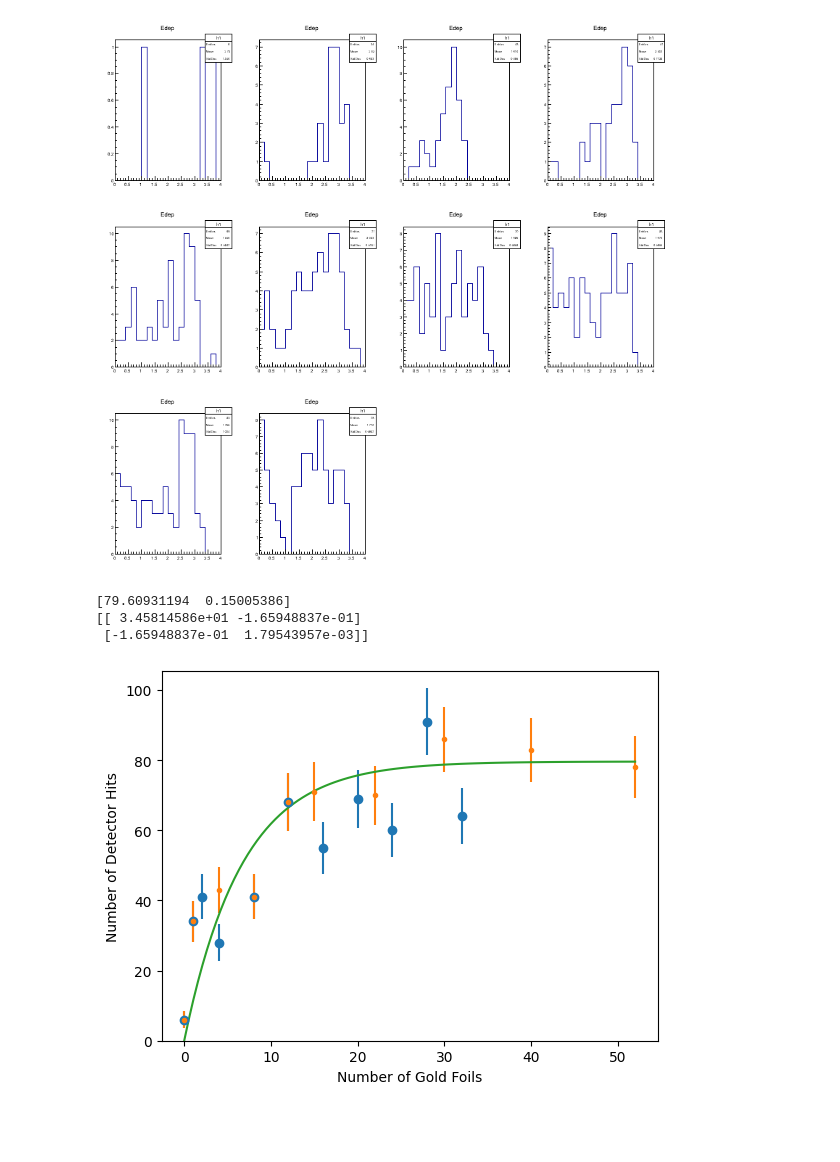
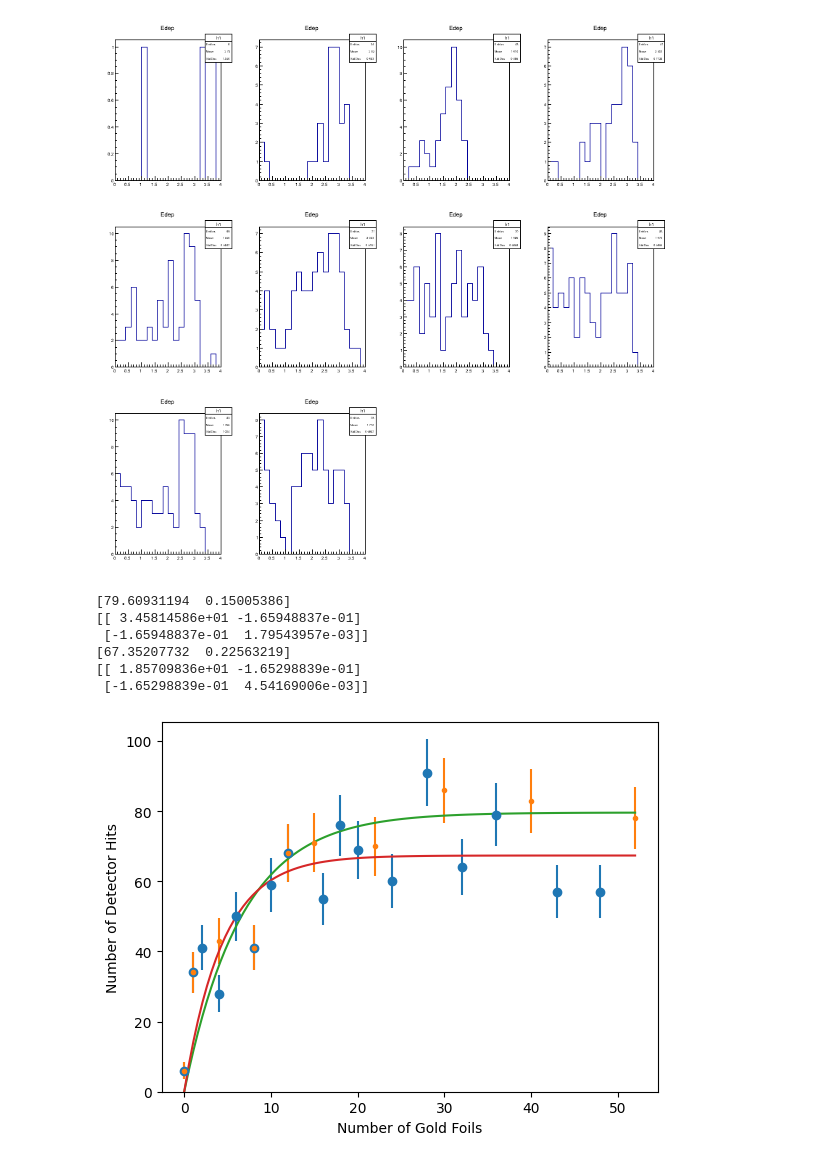
Before and after one commit to brash99/Rutherford, a Jupyter notebook: analysis/Analyse_Generator.ipynb, the cells around one changed output. Cells and saved outputs as stored; diff of their text form; code cells hidden in the pictures; blank space fills up the shorter version.

```diff
--- a/analysis/Analyse_Generator.ipynb
+++ b/analysis/Analyse_Generator.ipynb
@@ -27,10 +27,10 @@ root.gInterpreter.Declare(triggerCode)
 # %% [output]
 True
 # %%
-thickness = [0,1,2,4,8,12,16,20,24,28,32]
+thickness = [0,1,2,4,6,8,10,12,16,18,20,24,28,32,36,43,48]
 
 c1 = root.TCanvas("c1","c1",800,800)
-c1.Divide(4,3,0.01,0.01,0)
+c1.Divide(5,4,0.01,0.01,0)
 
 hEdep = []
 counts = []
@@ -173,31 +179,50 @@ plt.errorbar(thickness2,counts2,ecounts2,fmt='.')
 plt.ylim(0)
 plt.xlabel("Number of Gold Foils")
 plt.ylabel("Number of Detector Hits")
 
 def fitfunction(x,a,b):
     xp = np.array(x)
     return a*(1 - np.exp(-b*x))
 
 x = np.array(thickness2)
 y = np.array(counts2)
 
 init_vals = [80.0,0.001]
 popt, pcov = curve_fit(fitfunction, x, y, p0=init_vals)
 
 print(popt)
 print(pcov)
 
+yfit2 = []
+xfit2 = np.linspace(0.0,52.0,100)
+for i in range (0,len(xfit2)):
+    yfit2.append(fitfunction(xfit2[i],*popt))
+
+plt.plot(xfit2,yfit2)
+
+x = np.array(thickness)
+y = np.array(counts)
+
+init_vals = [80.0,0.001]
+popt, pcov = curve_fit(fitfunction, x, y, p0=init_vals)
+
+print(popt)
+print(pcov)
+
 yfit = []
 xfit = np.linspace(0.0,52.0,100)
 for i in range (0,len(xfit)):
     yfit.append(fitfunction(xfit[i],*popt))
 
 plt.plot(xfit,yfit)
 
 plt.savefig("rutherford_thickness_dependence.pdf", format="pdf")
 plt.show()
 # %% [output]
 [79.60931194  0.15005386]
 [[ 3.45814586e+01 -1.65948837e-01]
  [-1.65948837e-01  1.79543957e-03]]
+[67.35207732  0.22563219]
+[[ 1.85709836e+01 -1.65298839e-01]
+ [-1.65298839e-01  4.54169006e-03]]
-[figure, old version]
+[figure, new version]
```
Also changed, not shown: parts of 1 cell of this notebook, 10 other files.
